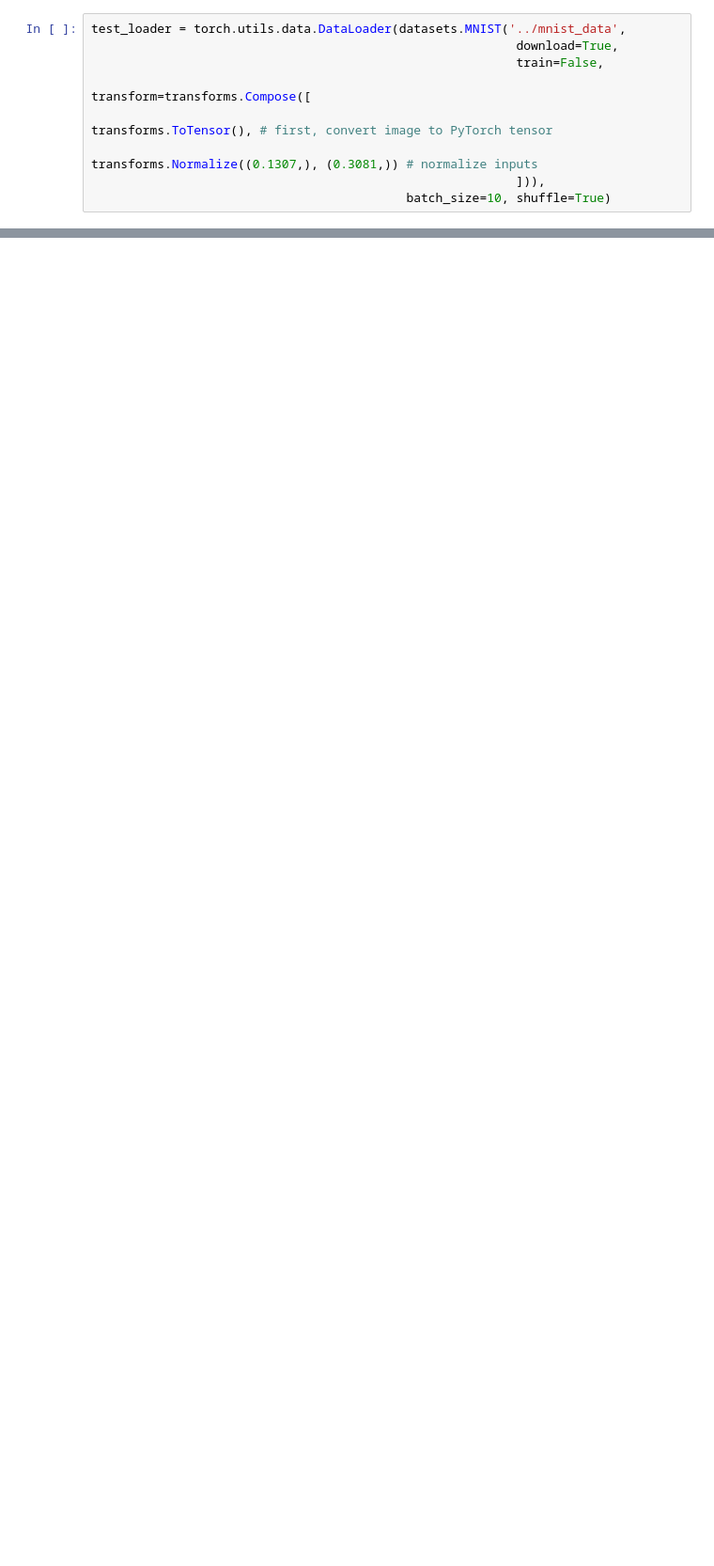
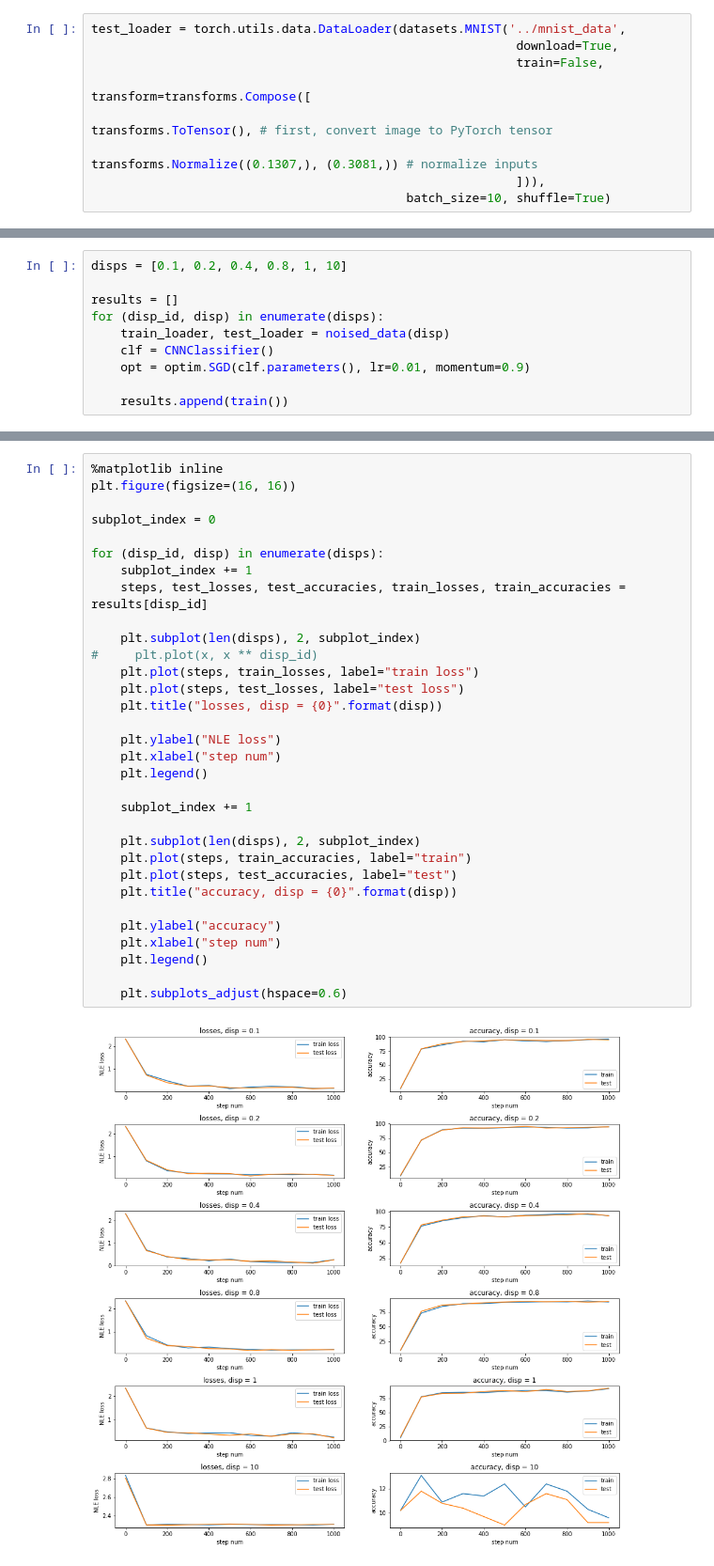
Before and after one commit to Intelligent-Systems-Phystech/StartCode, a Jupyter notebook: Morgachev2018MNIST/MNIST.ipynb, the cells around one changed output, grey strips where cells are left out. Shown at 94% size. Saved outputs shown, nothing was run; the diff lists cells and outputs as text; blank space fills up the shorter version.

```diff
--- a/Morgachev2018MNIST/MNIST.ipynb
+++ b/Morgachev2018MNIST/MNIST.ipynb
@@ -128,0 +203,10 @@ Test set: Average loss: 0.0527, Accuracy: 9842/10000 (98%)
+# %%
+disps = [0.1, 0.2, 0.4, 0.8, 1, 10]
+
+results = []
+for (disp_id, disp) in enumerate(disps):
+    train_loader, test_loader = noised_data(disp)
+    clf = CNNClassifier()
+    opt = optim.SGD(clf.parameters(), lr=0.01, momentum=0.9)
+
+    results.append(train())
@@ -128,0 +231,34 @@ Test set: Average loss: 0.0527, Accuracy: 9842/10000 (98%)
+# %%
+%matplotlib inline
+plt.figure(figsize=(16, 16))
+
+subplot_index = 0
+
+for (disp_id, disp) in enumerate(disps):
+    subplot_index += 1
+    steps, test_losses, test_accuracies, train_losses, train_accuracies = results[disp_id]
+
+    plt.subplot(len(disps), 2, subplot_index)
+#     plt.plot(x, x ** disp_id)
+    plt.plot(steps, train_losses, label="train loss")
+    plt.plot(steps, test_losses, label="test loss")
+    plt.title("losses, disp = {0}".format(disp))
+
+    plt.ylabel("NLE loss")
+    plt.xlabel("step num")
+    plt.legend()
+
+    subplot_index += 1
+
+    plt.subplot(len(disps), 2, subplot_index)
+    plt.plot(steps, train_accuracies, label="train")
+    plt.plot(steps, test_accuracies, label="test")
+    plt.title("accuracy, disp = {0}".format(disp))
+
+    plt.ylabel("accuracy")
+    plt.xlabel("step num")
+    plt.legend()
+
+    plt.subplots_adjust(hspace=0.6)
+# %% [output]
+[figure, added]
```
Also changed, not shown: parts of 16 cells of this notebook.
